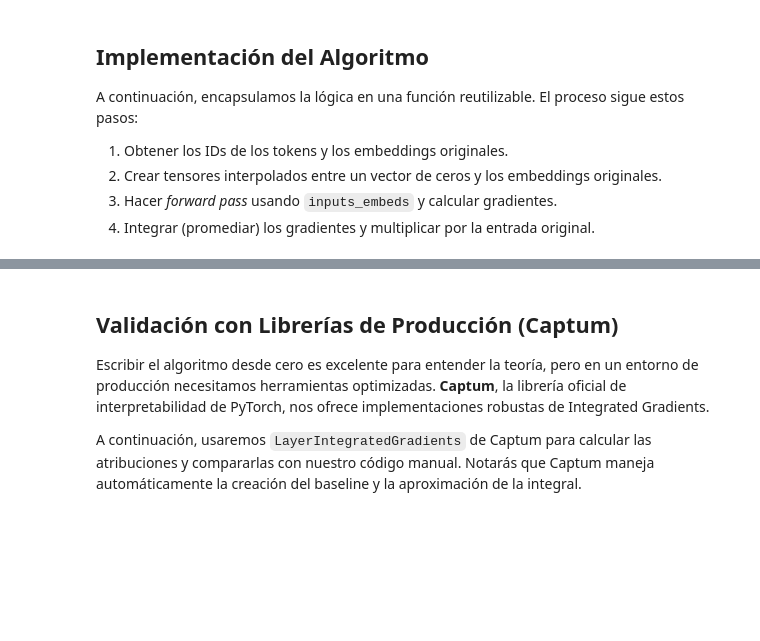
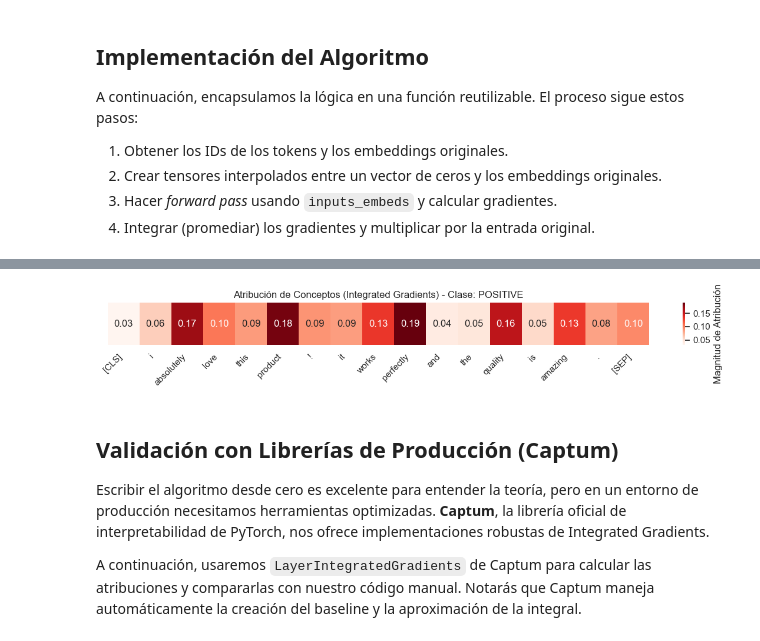
Before and after one commit to NadiaTamayo15/ColegiodeMatematicasBourbaki, a Jupyter notebook: Curso-Interpretabilidad/Semana02-IntegratedGradientDescents/O1-IntegratedGradientDescents.ipynb, the cells around one changed output, grey strips where cells are left out. Drawn from its saved outputs; the diff is of its cells as text; code cells hidden in the pictures; blank space fills up the shorter version.

```diff
--- a/Curso-Interpretabilidad/Semana02-IntegratedGradientDescents/O1-IntegratedGradientDescents.ipynb
+++ b/Curso-Interpretabilidad/Semana02-IntegratedGradientDescents/O1-IntegratedGradientDescents.ipynb
@@ -174,0 +269,15 @@ Analizando atribución para la clase: NEGATIVE
+# %%
+texto_prueba_positivo= "I absolutely love this product! It works perfectly and the quality is amazing."
+# %%
+# En este modelo: 0 = NEGATIVE, 1 = POSITIVE
+clase_analizar = 1
+print(f"Analizando atribución para la clase: {model.config.id2label[clase_analizar]}")
+
+tokens, attributions, attributions_signed = calcular_ig(
+    texto=texto_prueba_positivo,
+    clase_objetivo=clase_analizar,
+    modelo=model,
+    tokenizador=tokenizer,
+    m_steps=50,
+    debug=True
+)
@@ -174,0 +302,11 @@ Analizando atribución para la clase: NEGATIVE
+# %%
+# Limpiamos un poco los tokens especiales de subword para la grafica
+clean_tokens = [t.replace("Ġ", "").replace("##", "") for t in tokens]
+
+# Crear un DataFrame con atribucion sin signo y con signo por token
+df_atrr_positive = pd.DataFrame({
+    "Token": clean_tokens,
+    "Importancia": attributions,
+    "Importancia_signed": attributions_signed
+})
+print(df_atrr_positive)
@@ -175,3 +332,23 @@ Analizando atribución para la clase: NEGATIVE
+# %%
+
+
+# Graficar un mapa de calor (Heatmap) horizontal
+plt.figure(figsize=(12, 2))
+sns.heatmap(
+    data=[df_atrr_positive["Importancia"].values],
+    xticklabels=df_atrr_positive["Token"].values,
+    yticklabels=False,
+    cmap="Reds",
+    cbar_kws={"label": "Magnitud de Atribución (IG)"},
+    annot=True,
+    fmt=".2f"
+)
+plt.title(f"Atribución de Conceptos (Integrated Gradients) - Clase: {model.config.id2label[clase_analizar]}")
+plt.xticks(rotation=45, ha="right")
+plt.tight_layout()
+plt.show()
+# %% [output]
+[figure, added]
 # %% [markdown]
 ## Validación con Librerías de Producción (Captum)
 
```
Also changed, not shown: parts of 20 cells of this notebook.
